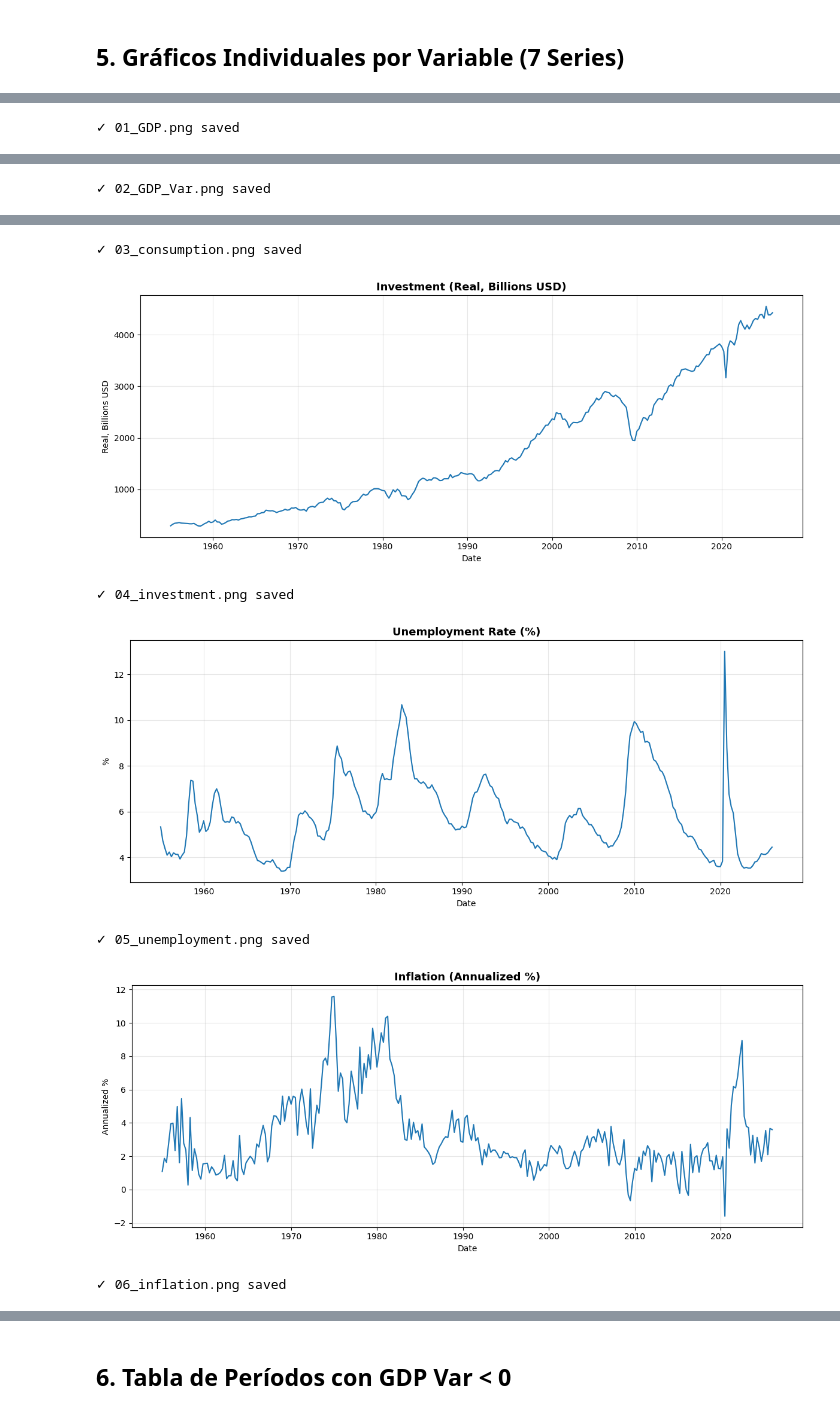
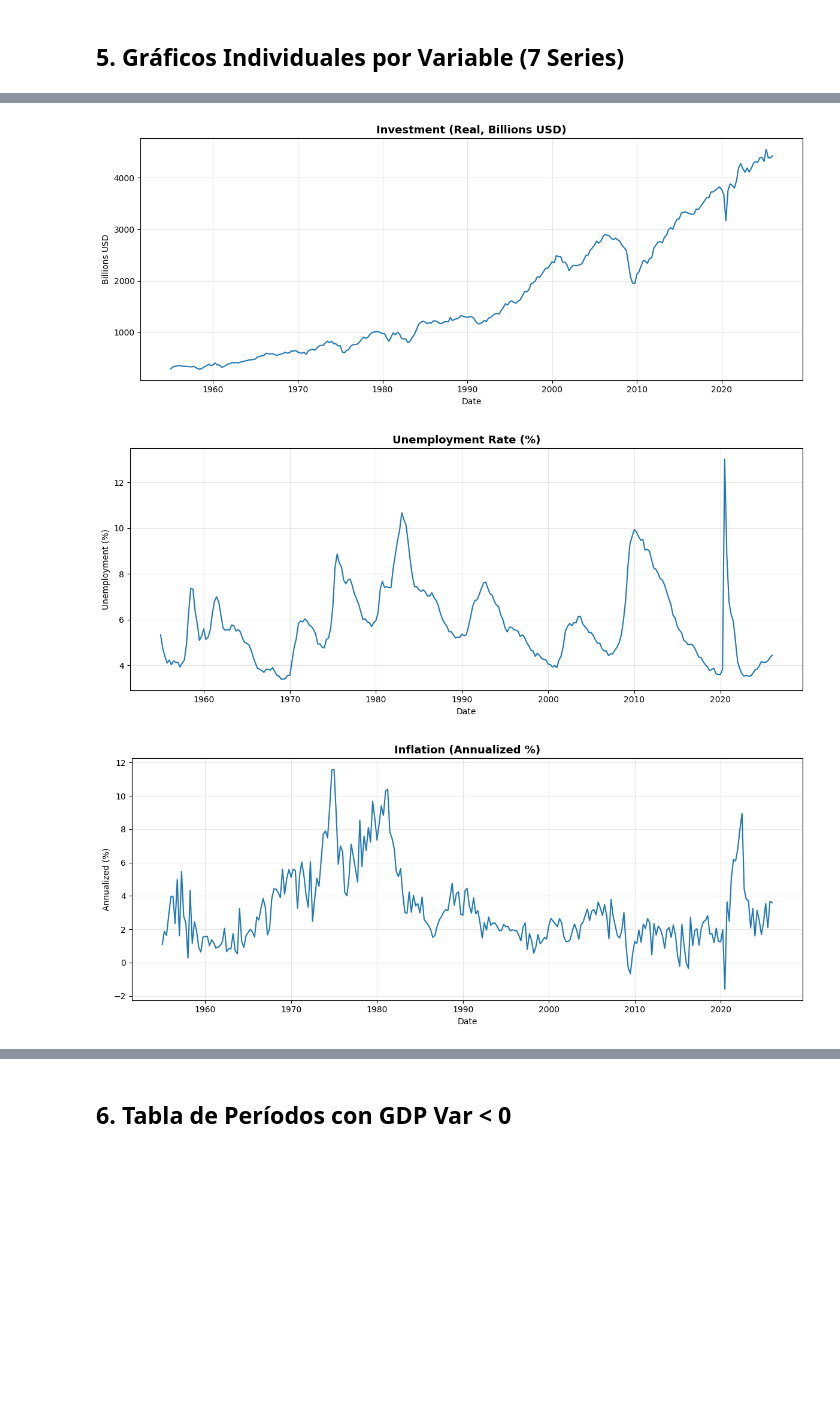
Before and after one commit to Tupxz/ciclos_economicos, a Jupyter notebook: notebooks/Taller_1.ipynb, the cells around one changed output, grey strips where cells are left out. Cells and saved outputs as stored; diff of their text form; code cells hidden in the pictures; blank space fills up the shorter version.

```diff
--- a/notebooks/Taller_1.ipynb
+++ b/notebooks/Taller_1.ipynb
@@ -162,46 +153,32 @@ display(desc)
 # %% [markdown]
 ## 5. Gráficos Individuales por Variable (7 Series)
 # %%
-# Define variables to plot
-variables = [
-    ('GDP', 'GDP (Real, Billions USD)'),
-    ('GDP Var', 'GDP Var (Annualized Growth %)'),
-    ('consumption', 'Consumption (Real, Billions USD)'),
-    ('investment', 'Investment (Real, Billions USD)'),
-    ('unemployment', 'Unemployment Rate (%)'),
-    ('inflation', 'Inflation (Annualized %)'),
-    ('fedfunds', 'Federal Funds Rate (%)')
-]
-
-fig_filenames = [
-    '01_GDP.png',
-    '02_GDP_Var.png',
-    '03_consumption.png',
-    '04_investment.png',
-    '05_unemployment.png',
-    '06_inflation.png',
-    '07_fedfunds.png'
-]
-
-# Create individual plots
-for (var, title), filename in zip(variables, fig_filenames):
+# Function to create, save and display plots
+def plot_and_save(df, col, title, ylabel, filename):
     fig, ax = plt.subplots(figsize=(12, 5))
-    ax.plot(df['date'], df[var], linewidth=1.5)
+    ax.plot(df['date'], df[col], linewidth=1.5)
     ax.set_xlabel('Date')
-    ax.set_ylabel(title.split('(')[1].strip(')'))
-    ax.set_title(f'{title}', fontsize=13, fontweight='bold')
+    ax.set_ylabel(ylabel)
+    ax.set_title(title, fontsize=13, fontweight='bold')
     ax.grid(True, alpha=0.3)
     plt.tight_layout()
 
-    # Save figure
     fig_path = OUT_FIG / filename
     plt.savefig(fig_path, dpi=150, bbox_inches='tight')
-
-    # Display figure in notebook
     plt.show()
     plt.close()
 
-    print(f"✓ {filename} saved")
+# Plot 7 variables
+variables = [
+    ('GDP', 'GDP (Real, Billions USD)', 'Billions USD', '01_GDP.png'),
+    ('GDP Var', 'GDP Var (Annualized Growth %)', 'Annualized Growth (%)', '02_GDP_Var.png'),
+    ('consumption', 'Consumption (Real, Billions USD)', 'Billions USD', '03_consumption.png'),
+    ('investment', 'Investment (Real, Billions USD)', 'Billions USD', '04_investment.png'),
+    ('unemployment', 'Unemployment Rate (%)', 'Unemployment (%)', '05_unemployment.png'),
+    ('inflation', 'Inflation (Annualized %)', 'Annualized (%)', '06_inflation.png'),
+    ('fedfunds', 'Federal Funds Rate (%)', 'Rate (%)', '07_fedfunds.png')
+]
 
-print(f"\nAll figures saved to: {OUT_FIG}")
+for col, title, ylabel, filename in variables:
+    plot_and_save(df, col, title, ylabel, filename)
 # %% [output]
@@ -209,3 +186 @@ print(f"\nAll figures saved to: {OUT_FIG}")
-✓ 01_GDP.png saved
 [figure]
-✓ 02_GDP_Var.png saved
@@ -213,7 +188,3 @@ print(f"\nAll figures saved to: {OUT_FIG}")
-✓ 03_consumption.png saved
-[figure, old version]
+[figure, new version]
-✓ 04_investment.png saved
-[figure, old version]
+[figure, new version]
-✓ 05_unemployment.png saved
 [figure]
-✓ 06_inflation.png saved
```
Also changed, not shown: parts of 8 cells of this notebook, 10 other files.
